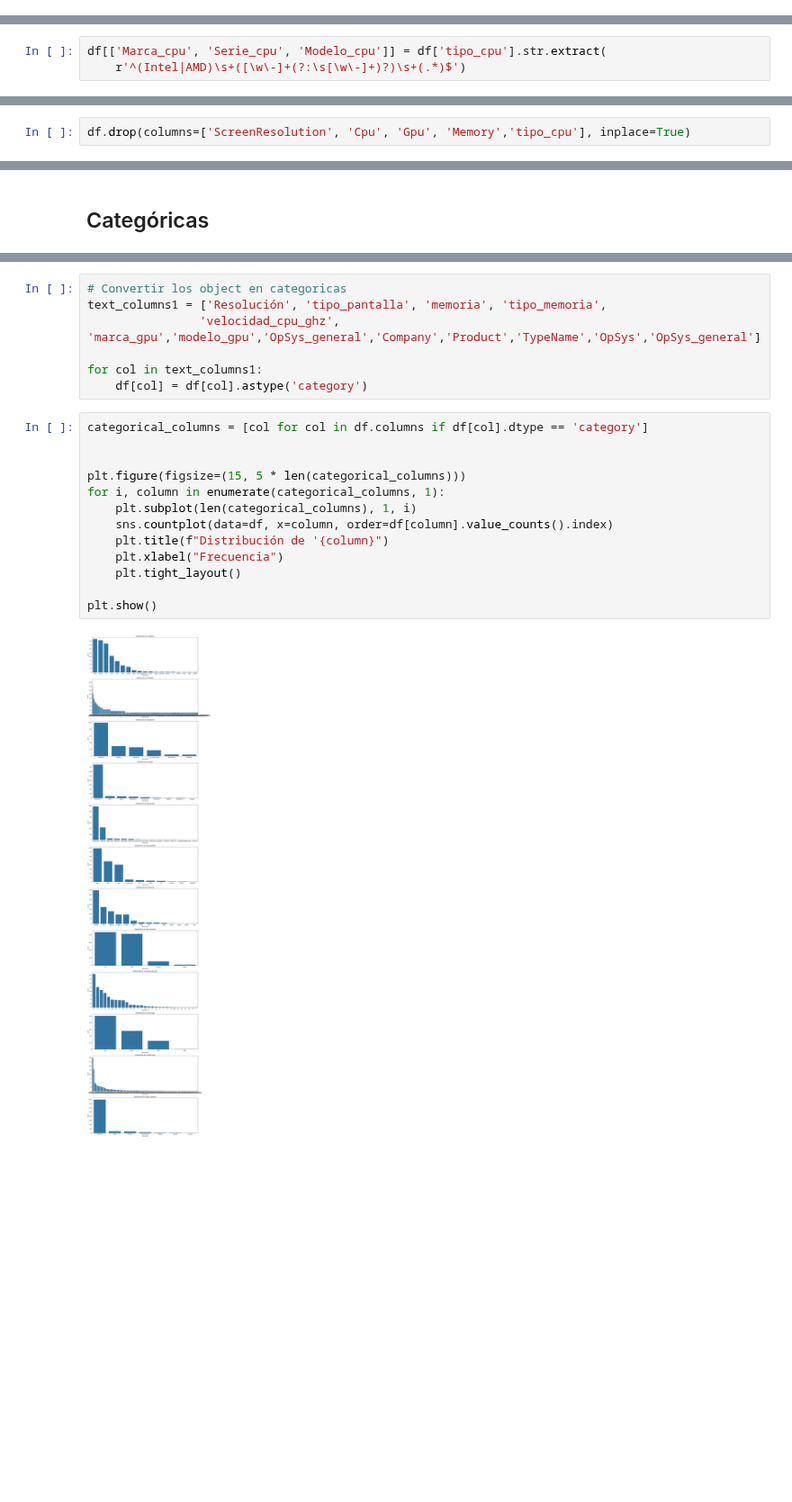
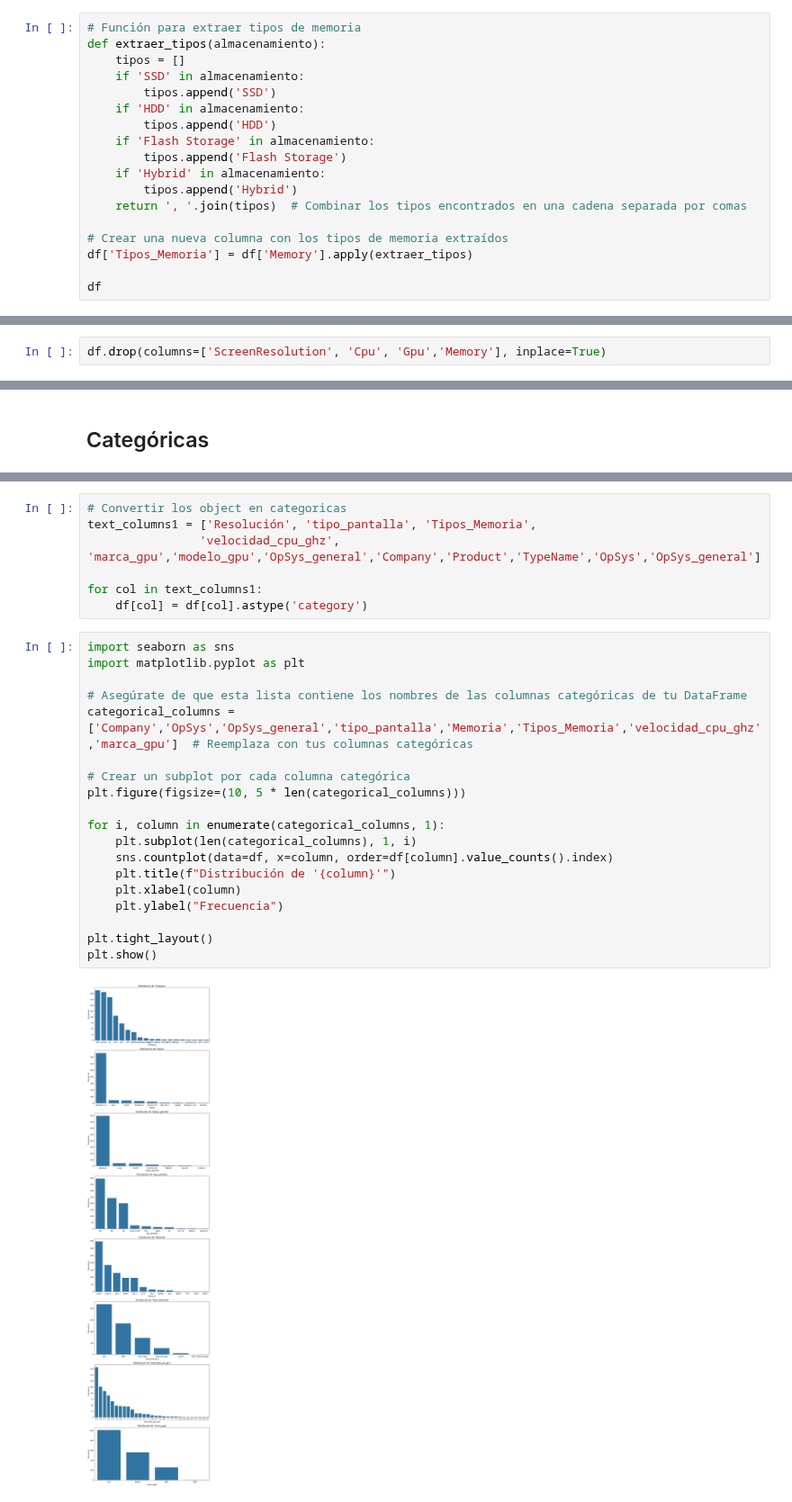
Before and after one commit to IsabelRomoBru/DS102024, a Jupyter notebook: ordenadores/ordenadores.ipynb, the cells around one changed output, grey strips where cells are left out. Shown at 90% size. Saved outputs shown, nothing was run; the diff lists cells and outputs as text; blank space fills up the shorter version.

```diff
--- a/ordenadores/ordenadores.ipynb
+++ b/ordenadores/ordenadores.ipynb
@@ -555,0 +556,18 @@ Name: count, dtype: int64
+# %%
+# Función para extraer tipos de memoria
+def extraer_tipos(almacenamiento):
+    tipos = []
+    if 'SSD' in almacenamiento:
+        tipos.append('SSD')
+    if 'HDD' in almacenamiento:
+        tipos.append('HDD')
+    if 'Flash Storage' in almacenamiento:
+        tipos.append('Flash Storage')
+    if 'Hybrid' in almacenamiento:
+        tipos.append('Hybrid')
+    return ', '.join(tipos)  # Combinar los tipos encontrados en una cadena separada por comas
+
+# Crear una nueva columna con los tipos de memoria extraídos
+df['Tipos_Memoria'] = df['Memory'].apply(extraer_tipos)
+
+df
@@ -572,9 +636,6 @@ Intel Core M m3-7Y30               1
 Intel Pentium Dual Core 4405Y      1
 Intel Atom X5-Z8350                1
 Name: count, Length: 87, dtype: int64
-# %%
-df[['Marca_cpu', 'Serie_cpu', 'Modelo_cpu']] = df['tipo_cpu'].str.extract(
-    r'^(Intel|AMD)\s+([\w\-]+(?:\s[\w\-]+)?)\s+(.*)$')
 # %%
 # Comprobar si todo esta GB
 cantidad_con_ghz = df['Cpu'].str.contains('GHz', case=False).sum()
@@ -686,5 +737,5 @@ df[df['Marca_cpu'].isna()]
 # %%
-df.drop(columns=['ScreenResolution', 'Cpu', 'Gpu', 'Memory','tipo_cpu'], inplace=True)
+df.drop(columns=['ScreenResolution', 'Cpu', 'Gpu','Memory'], inplace=True)
 # %%
 df
 # %% [output]
@@ -792,22 +840,28 @@ memory usage: 133.9+ KB
 # %%
 # Convertir los object en categoricas
-text_columns1 = ['Resolución', 'tipo_pantalla', 'memoria', 'tipo_memoria',
+text_columns1 = ['Resolución', 'tipo_pantalla', 'Tipos_Memoria',
                 'velocidad_cpu_ghz', 'marca_gpu','modelo_gpu','OpSys_general','Company','Product','TypeName','OpSys','OpSys_general']
 
 for col in text_columns1:
     df[col] = df[col].astype('category')
 # %%
-categorical_columns = [col for col in df.columns if df[col].dtype == 'category']
+import seaborn as sns
+import matplotlib.pyplot as plt
 
+# Asegúrate de que esta lista contiene los nombres de las columnas categóricas de tu DataFrame
+categorical_columns = ['Company','OpSys','OpSys_general','tipo_pantalla','Memoria','Tipos_Memoria','velocidad_cpu_ghz','marca_gpu']  # Reemplaza con tus columnas categóricas
 
-plt.figure(figsize=(15, 5 * len(categorical_columns)))
+# Crear un subplot por cada columna categórica
+plt.figure(figsize=(10, 5 * len(categorical_columns)))
+
 for i, column in enumerate(categorical_columns, 1):
     plt.subplot(len(categorical_columns), 1, i)
     sns.countplot(data=df, x=column, order=df[column].value_counts().index)
-    plt.title(f"Distribución de '{column}")
-    plt.xlabel("Frecuencia")
-    plt.tight_layout()
+    plt.title(f"Distribución de '{column}'")
+    plt.xlabel(column)
+    plt.ylabel("Frecuencia")
 
+plt.tight_layout()
 plt.show()
 # %% [output]
-[figure, old version]
+[figure, new version]
```
Also changed, not shown: parts of 17 cells of this notebook.
